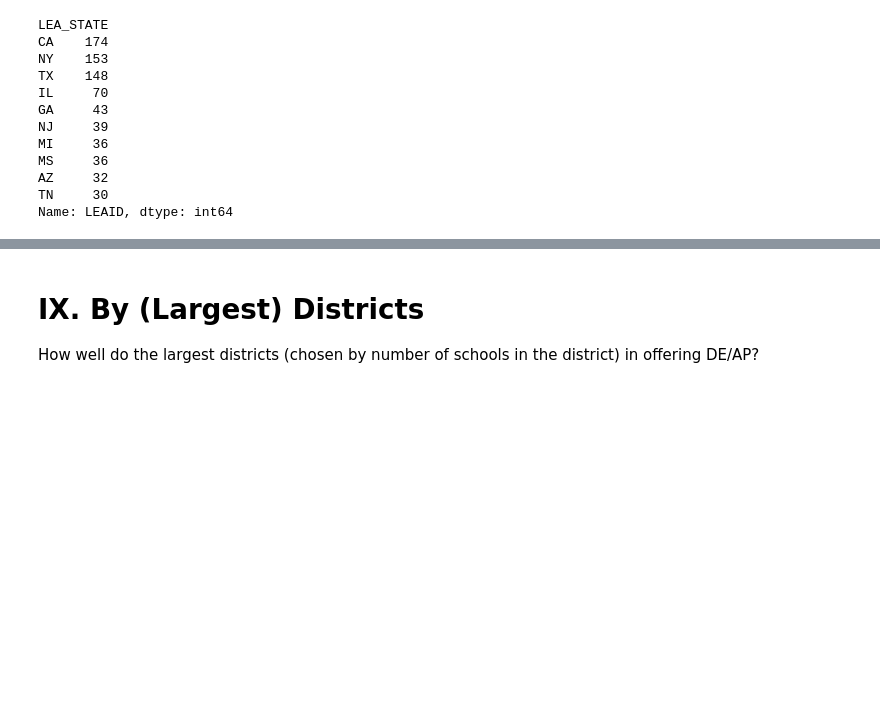
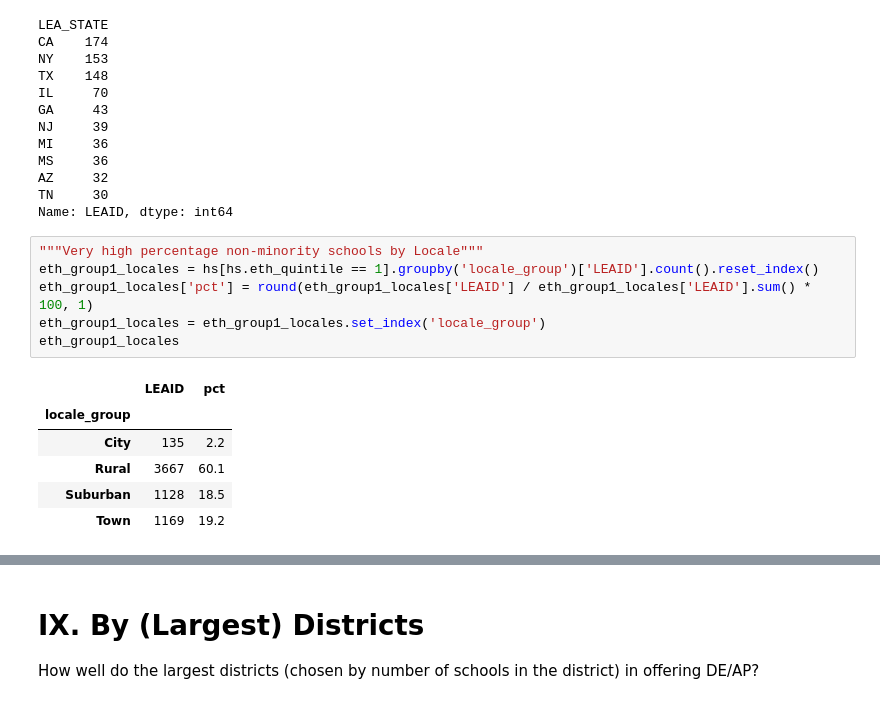
Before and after one commit to oconnoag/nacep_dual_enrollment_analysis, a Jupyter notebook: jupyter_notebooks/01_Flag_Analyses.ipynb, the cells around one changed output, grey strips where cells are left out. Saved outputs shown, nothing was run; the diff lists cells and outputs as text; blank space fills up the shorter version.

```diff
--- a/jupyter_notebooks/01_Flag_Analyses.ipynb
+++ b/jupyter_notebooks/01_Flag_Analyses.ipynb
@@ -680,3 +680,16 @@ MS     36
 AZ     32
 TN     30
 Name: LEAID, dtype: int64
+# %%
+"""Very high percentage non-minority schools by Locale"""
+eth_group1_locales = hs[hs.eth_quintile == 1].groupby('locale_group')['LEAID'].count().reset_index()
+eth_group1_locales['pct'] = round(eth_group1_locales['LEAID'] / eth_group1_locales['LEAID'].sum() * 100, 1)
+eth_group1_locales = eth_group1_locales.set_index('locale_group')
+eth_group1_locales
+# %% [output]
+|  | LEAID | pct |
+| locale_group |  |  |
+| City | 135 | 2.2 |
+| Rural | 3667 | 60.1 |
+| Suburban | 1128 | 18.5 |
+| Town | 1169 | 19.2 |
```
Also changed, not shown: parts of 1 cell of this notebook, 8 other files.
